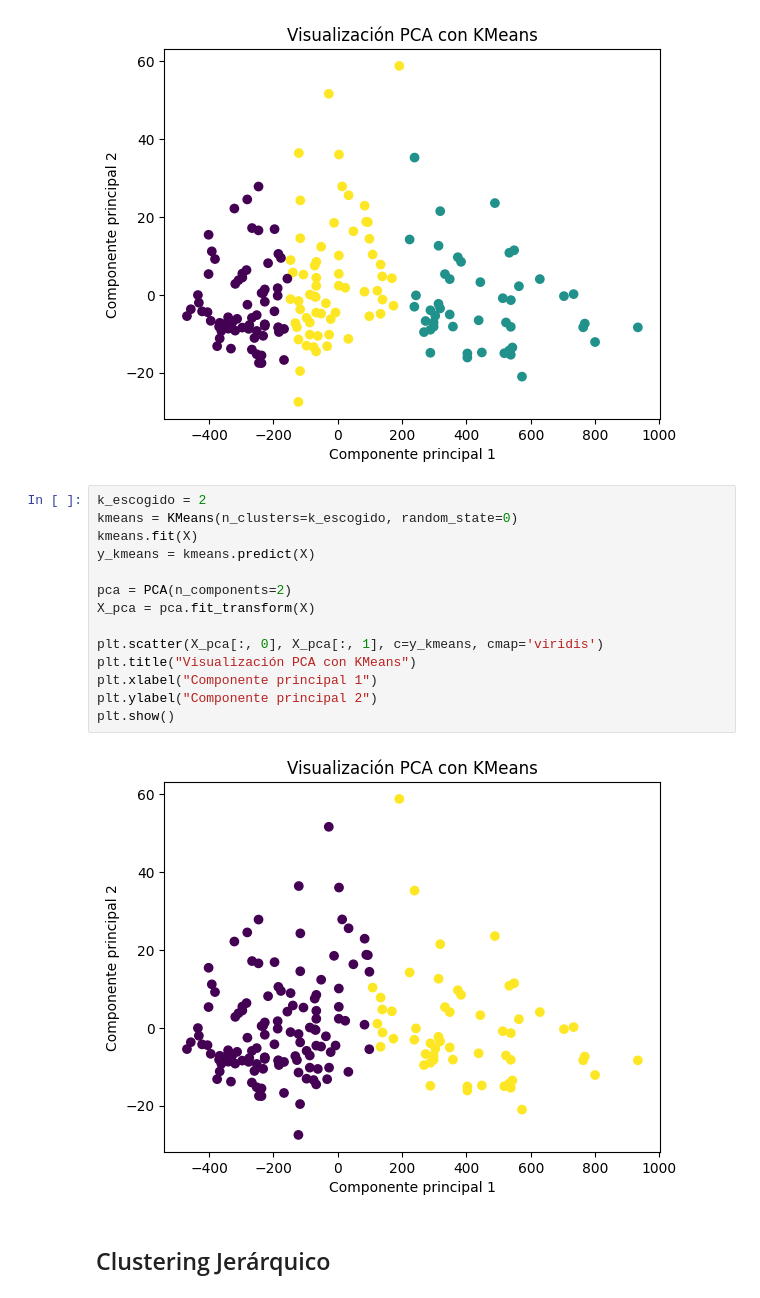
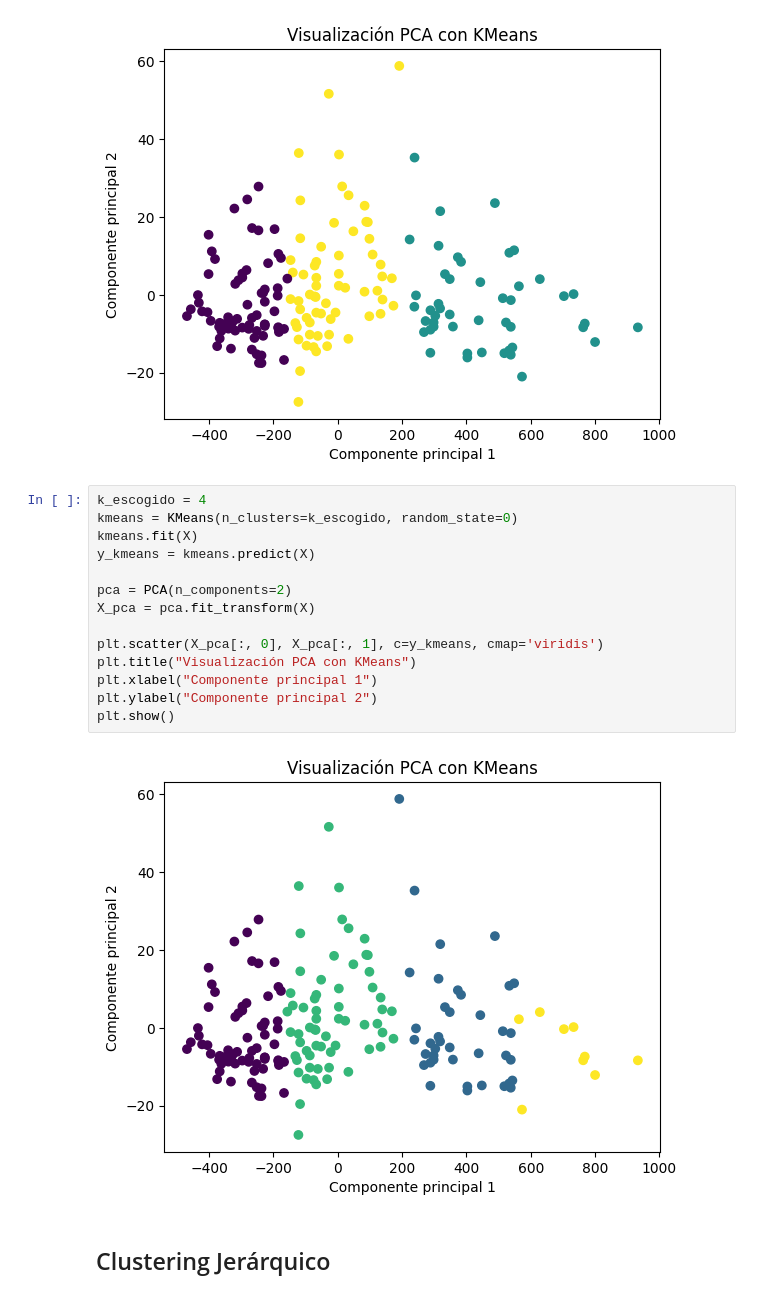
Before and after one commit to BnjmnNicholas/CC5205-Mineria_de_Datos_Labs, a Jupyter notebook: Lab_5/lab_5.ipynb, the cells around one changed output. Drawn from its saved outputs; the diff is of its cells as text.

```diff
--- a/Lab_5/lab_5.ipynb
+++ b/Lab_5/lab_5.ipynb
@@ -122,21 +146,21 @@ plt.show()
 # %% [output]
 [figure]
 # %%
-k_escogido = 2
+k_escogido = 4
 kmeans = KMeans(n_clusters=k_escogido, random_state=0)
 kmeans.fit(X)
 y_kmeans = kmeans.predict(X)
 
 pca = PCA(n_components=2)
 X_pca = pca.fit_transform(X)
 
 plt.scatter(X_pca[:, 0], X_pca[:, 1], c=y_kmeans, cmap='viridis')
 plt.title("Visualización PCA con KMeans")
 plt.xlabel("Componente principal 1")
 plt.ylabel("Componente principal 2")
 plt.show()
 # %% [output]
-[figure, old version]
+[figure, new version]
 # %% [markdown]
 ## Clustering Jerárquico
 # %% [markdown]
```
Also changed, not shown: parts of 17 cells of this notebook.
